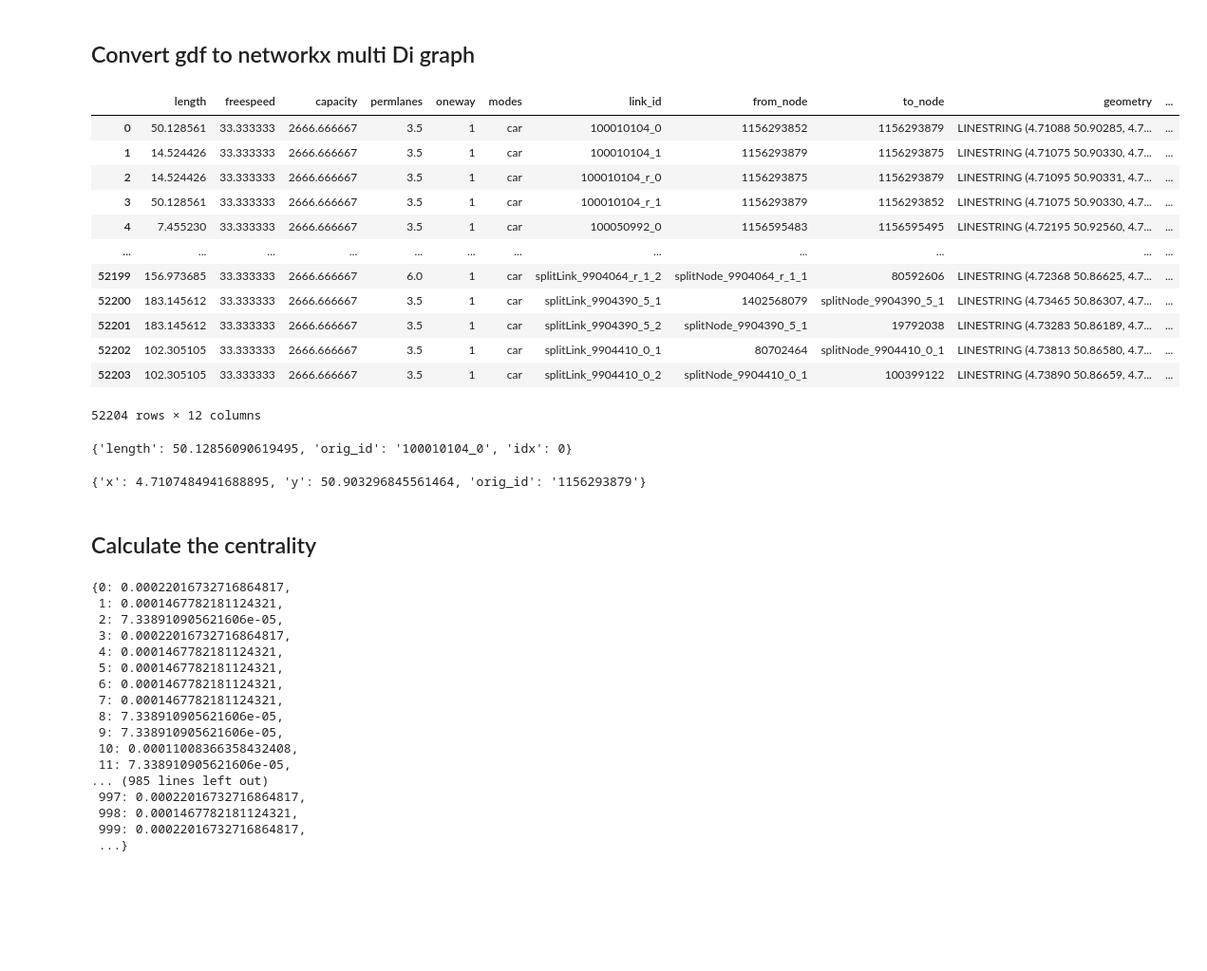
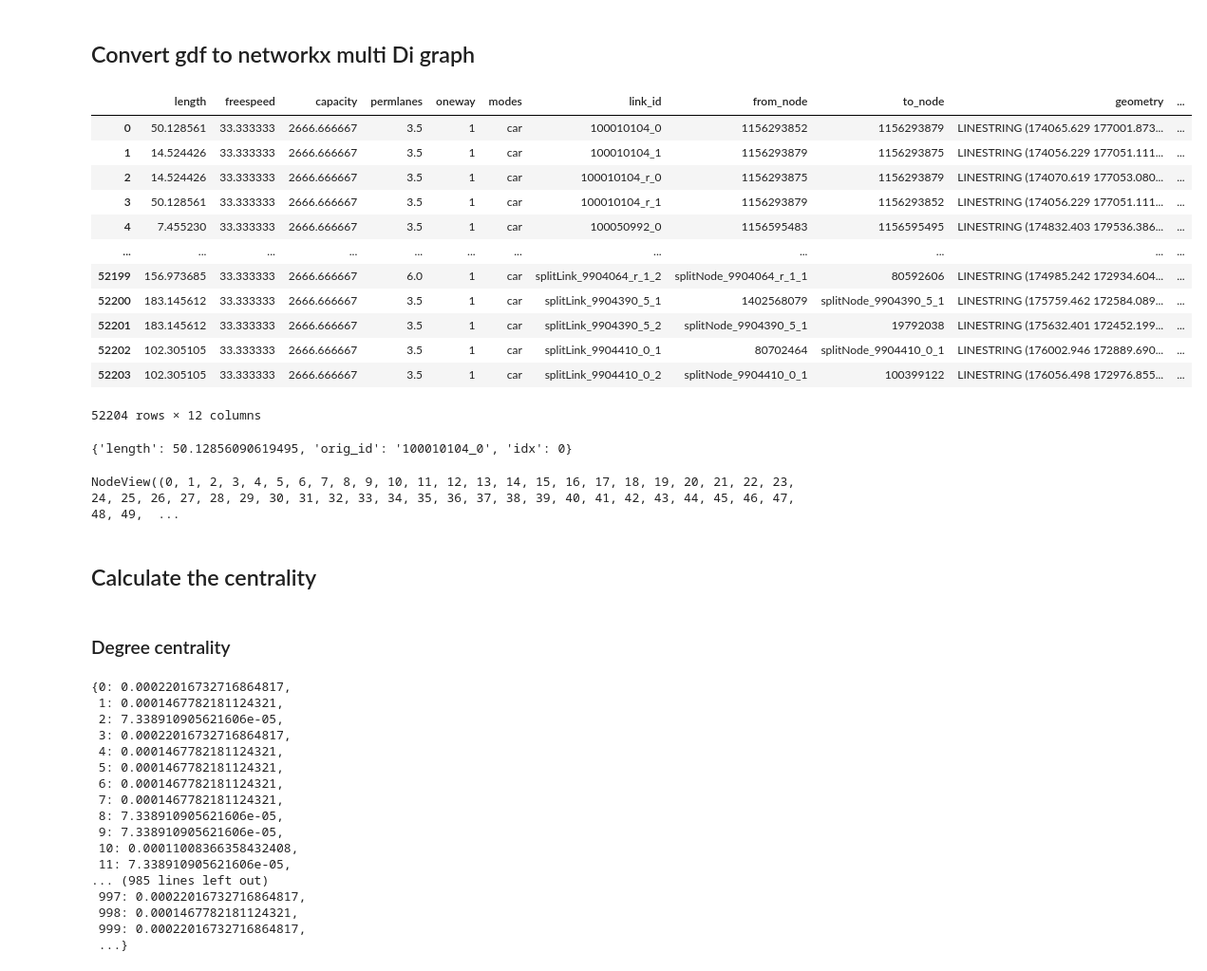
Before and after one commit to XanderPENG/matsim-xp, a Jupyter notebook: src/main/python/freight_emission/network_centrality.ipynb, the cells around one changed output. Shown: that part at 95% size. Saved outputs shown, nothing was run; the diff lists cells and outputs as text; code cells hidden in the pictures; blank space fills up the shorter version.

Commit message:
add centrality code

```diff
--- a/src/main/python/freight_emission/network_centrality.ipynb
+++ b/src/main/python/freight_emission/network_centrality.ipynb
@@ -121,7 +121,7 @@ def create_graph(road_gdf: gpd.GeoDataFrame,
                  length_col='length',
 
                  ):
-    splitG = nx.MultiDiGraph()
+    splitG = nx.DiGraph()
 
     # Create a dictionary to store the unique nodes (id, coords)
     nodesDict = {}
@@ -183,32 +183,35 @@ def create_graph(road_gdf: gpd.GeoDataFrame,
     return splitG, indexed_road
 # %%
 splitG, indexed_road = create_graph(network_gdf.to_crs('EPSG:4326'))
-# %%
-indexed_road
-# %% [output]
-|  | length | freespeed | capacity | permlanes | oneway | modes | link_id | from_node | to_node | geometry | ... |
-| 0 | 50.128561 | 33.333333 | 2666.666667 | 3.5 | 1 | car | 100010104_0 | 1156293852 | 1156293879 | LINESTRING (4.71088 50.90285, 4.7... | ... |
-| 1 | 14.524426 | 33.333333 | 2666.666667 | 3.5 | 1 | car | 100010104_1 | 1156293879 | 1156293875 | LINESTRING (4.71075 50.90330, 4.7... | ... |
-| 2 | 14.524426 | 33.333333 | 2666.666667 | 3.5 | 1 | car | 100010104_r_0 | 1156293875 | 1156293879 | LINESTRING (4.71095 50.90331, 4.7... | ... |
-| 3 | 50.128561 | 33.333333 | 2666.666667 | 3.5 | 1 | car | 100010104_r_1 | 1156293879 | 1156293852 | LINESTRING (4.71075 50.90330, 4.7... | ... |
-| 4 | 7.455230 | 33.333333 | 2666.666667 | 3.5 | 1 | car | 100050992_0 | 1156595483 | 1156595495 | LINESTRING (4.72195 50.92560, 4.7... | ... |
-| ... | ... | ... | ... | ... | ... | ... | ... | ... | ... | ... | ... |
-| 52199 | 156.973685 | 33.333333 | 2666.666667 | 6.0 | 1 | car | splitLink_9904064_r_1_2 | splitNode_9904064_r_1_1 | 80592606 | LINESTRING (4.72368 50.86625, 4.7... | ... |
-| 52200 | 183.145612 | 33.333333 | 2666.666667 | 3.5 | 1 | car | splitLink_9904390_5_1 | 1402568079 | splitNode_9904390_5_1 | LINESTRING (4.73465 50.86307, 4.7... | ... |
-| 52201 | 183.145612 | 33.333333 | 2666.666667 | 3.5 | 1 | car | splitLink_9904390_5_2 | splitNode_9904390_5_1 | 19792038 | LINESTRING (4.73283 50.86189, 4.7... | ... |
-| 52202 | 102.305105 | 33.333333 | 2666.666667 | 3.5 | 1 | car | splitLink_9904410_0_1 | 80702464 | splitNode_9904410_0_1 | LINESTRING (4.73813 50.86580, 4.7... | ... |
-| 52203 | 102.305105 | 33.333333 | 2666.666667 | 3.5 | 1 | car | splitLink_9904410_0_2 | splitNode_9904410_0_1 | 100399122 | LINESTRING (4.73890 50.86659, 4.7... | ... |
-52204 rows × 12 columns
+# %%
+indexed_road = indexed_road.to_crs('EPSG:31370')
+indexed_road
+# %% [output]
+|  | length | freespeed | capacity | permlanes | oneway | modes | link_id | from_node | to_node | geometry | ... |
+| 0 | 50.128561 | 33.333333 | 2666.666667 | 3.5 | 1 | car | 100010104_0 | 1156293852 | 1156293879 | LINESTRING (174065.629 177001.873... | ... |
+| 1 | 14.524426 | 33.333333 | 2666.666667 | 3.5 | 1 | car | 100010104_1 | 1156293879 | 1156293875 | LINESTRING (174056.229 177051.111... | ... |
+| 2 | 14.524426 | 33.333333 | 2666.666667 | 3.5 | 1 | car | 100010104_r_0 | 1156293875 | 1156293879 | LINESTRING (174070.619 177053.080... | ... |
+| 3 | 50.128561 | 33.333333 | 2666.666667 | 3.5 | 1 | car | 100010104_r_1 | 1156293879 | 1156293852 | LINESTRING (174056.229 177051.111... | ... |
+| 4 | 7.455230 | 33.333333 | 2666.666667 | 3.5 | 1 | car | 100050992_0 | 1156595483 | 1156595495 | LINESTRING (174832.403 179536.386... | ... |
+| ... | ... | ... | ... | ... | ... | ... | ... | ... | ... | ... | ... |
+| 52199 | 156.973685 | 33.333333 | 2666.666667 | 6.0 | 1 | car | splitLink_9904064_r_1_2 | splitNode_9904064_r_1_1 | 80592606 | LINESTRING (174985.242 172934.604... | ... |
+| 52200 | 183.145612 | 33.333333 | 2666.666667 | 3.5 | 1 | car | splitLink_9904390_5_1 | 1402568079 | splitNode_9904390_5_1 | LINESTRING (175759.462 172584.089... | ... |
+| 52201 | 183.145612 | 33.333333 | 2666.666667 | 3.5 | 1 | car | splitLink_9904390_5_2 | splitNode_9904390_5_1 | 19792038 | LINESTRING (175632.401 172452.199... | ... |
+| 52202 | 102.305105 | 33.333333 | 2666.666667 | 3.5 | 1 | car | splitLink_9904410_0_1 | 80702464 | splitNode_9904410_0_1 | LINESTRING (176002.946 172889.690... | ... |
+| 52203 | 102.305105 | 33.333333 | 2666.666667 | 3.5 | 1 | car | splitLink_9904410_0_2 | splitNode_9904410_0_1 | 100399122 | LINESTRING (176056.498 172976.855... | ... |
+52204 rows × 12 columns
 # %%
 splitG.edges.get((0, 1, 0))
 # %% [output]
 {'length': 50.12856090619495, 'orig_id': '100010104_0', 'idx': 0}
 # %%
-splitG.nodes[1]
+splitG.nodes
 # %% [output]
-{'x': 4.7107484941688895, 'y': 50.903296845561464, 'orig_id': '1156293879'}
+NodeView((0, 1, 2, 3, 4, 5, 6, 7, 8, 9, 10, 11, 12, 13, 14, 15, 16, 17, 18, 19, 20, 21, 22, 23, 24, 25, 26, 27, 28, 29, 30, 31, 32, 33, 34, 35, 36, 37, 38, 39, 40, 41, 42, 43, 44, 45, 46, 47, 48, 49,  ...
 # %% [markdown]
 ## Calculate the centrality
+# %% [markdown]
+### Degree centrality
 # %%
 graph_degree_centrality = nx.degree_centrality(splitG)
 graph_degree_centrality
```
Also changed, not shown: parts of 23 cells of this notebook, 6 other files.
